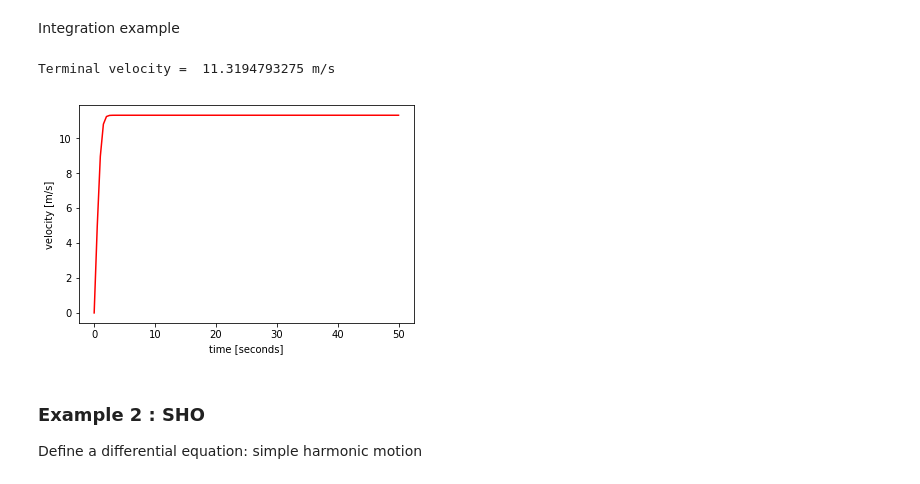
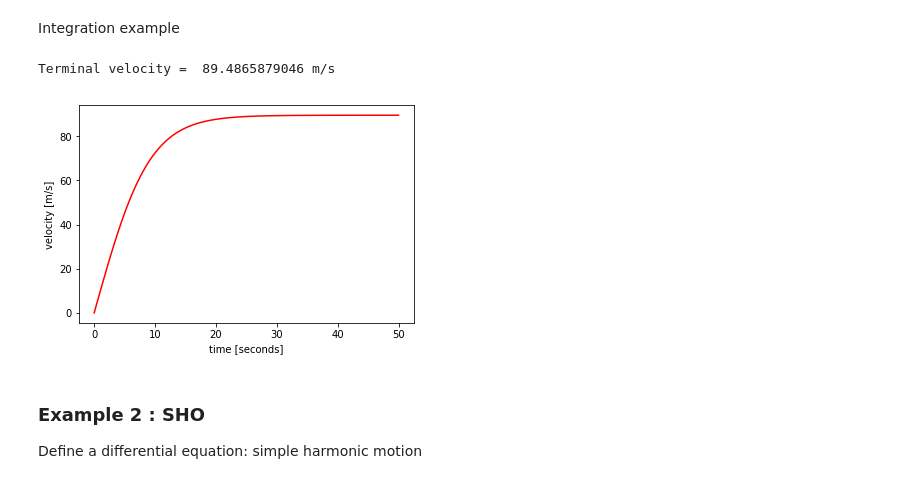
Before and after one commit to ds-connectors/PHYSICS-88, a Jupyter notebook: sp19/Week12/Lecture10.ipynb, the cells around one changed output. Drawn from its saved outputs; the diff is of its cells as text; code cells hidden in the pictures.

```diff
--- a/sp19/Week12/Lecture10.ipynb
+++ b/sp19/Week12/Lecture10.ipynb
@@ -43,25 +43,25 @@ Integration example
 # %%
 initial_state = np.array([0.0])
 g = 9.81
 
 # Human falling in air
 rho = 1.225 # kg/m^3
 Cd = 1
-A = 10 # m^2
-mass = 80 # kg
+A = 0.1 # m^2
+mass = 50 # kg
 c = 0.5*A*rho*Cd/mass
 
 times = np.linspace(0,50,100)
 velocity = euler(drag,initial_state,times)
 
 plt.plot(times,velocity,'r-')
 plt.xlabel('time [seconds]')
 plt.ylabel('velocity [m/s]')
 
 print('Terminal velocity = ', velocity[-1][0], 'm/s')
 # %% [output]
-Terminal velocity =  11.3194793275 m/s
+Terminal velocity =  89.4865879046 m/s
-[figure, old version]
+[figure, new version]
 # %% [markdown]
 ### Example 2 : SHO
 
```
Also changed, not shown: parts of 2 cells of this notebook, 38 other files.
